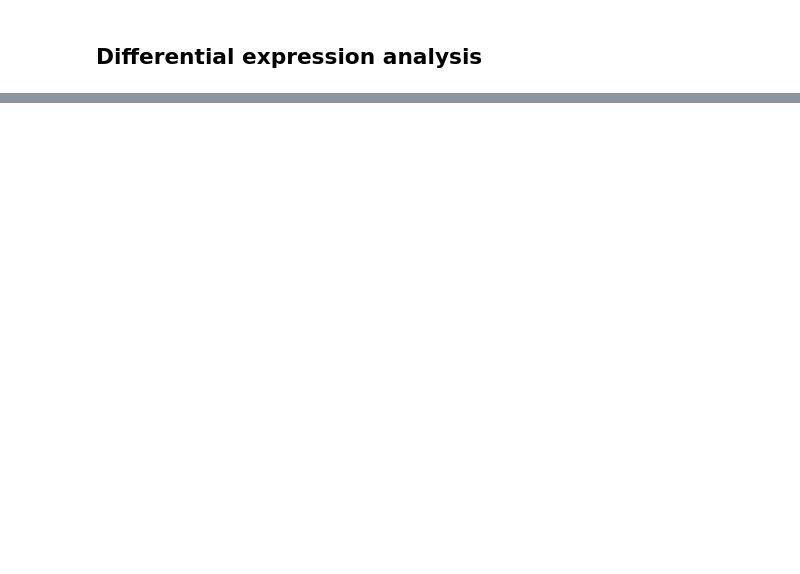
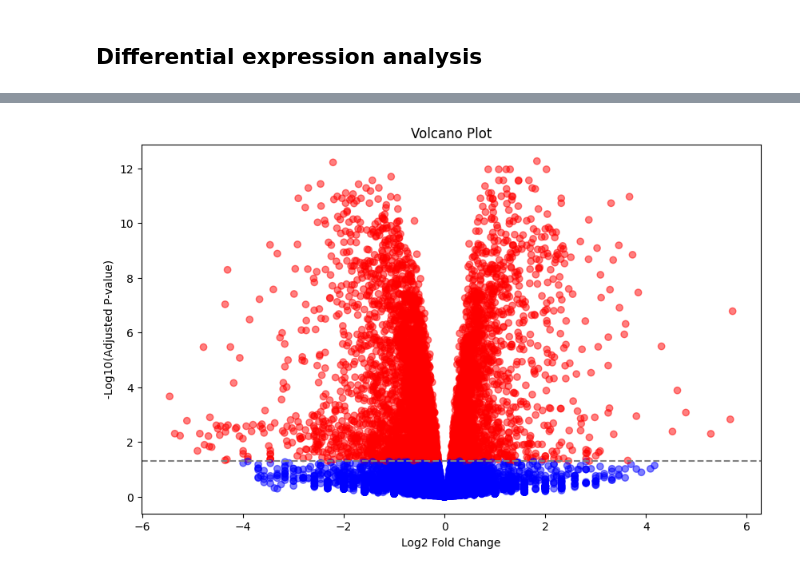
Before and after one commit to Finebouche/transcriptome_dataset, a Jupyter notebook: analysis.ipynb, the cells around one changed output, grey strips where cells are left out. Drawn from its saved outputs; the diff is of its cells as text; code cells hidden in the pictures; blank space fills up the shorter version.

Commit message:
volcano plot of A/B

```diff
--- a/analysis.ipynb
+++ b/analysis.ipynb
@@ -240,0 +228,33 @@ significant_genes = results_df[results_df['adjusted_p_value'] < 0.05]
+# %%
+# Compute log2 fold change
+results_df['log2_fold_change'] = np.log2(results_df['mean_group_b'] / results_df['mean_group_a'])
+
+# Compute -log10 of the adjusted p-value
+results_df['neg_log10_p_value'] = -np.log10(results_df['adjusted_p_value'])
+# %%
+import matplotlib.pyplot as plt
+
+# Define significance threshold
+sig_threshold = 0.05
+
+# Create a figure and a set of subplots.
+fig, ax = plt.subplots(figsize=(10, 6))
+
+# Color significant points differently
+colors = np.where(results_df['adjusted_p_value'] < sig_threshold, 'r', 'b')
+
+# Scatter plot
+ax.scatter(results_df['log2_fold_change'], results_df['neg_log10_p_value'], c=colors, alpha=0.5)
+
+# Title and labels
+ax.set_title('Volcano Plot')
+ax.set_xlabel('Log2 Fold Change')
+ax.set_ylabel('-Log10(Adjusted P-value)')
+
+# Draw horizontal line to show the significance threshold
+ax.axhline(y=-np.log10(sig_threshold), linestyle='--', color='grey')
+
+# Show the plot
+plt.show()
+# %% [output]
+[figure, added]
```
Also changed, not shown: parts of 11 cells of this notebook.
